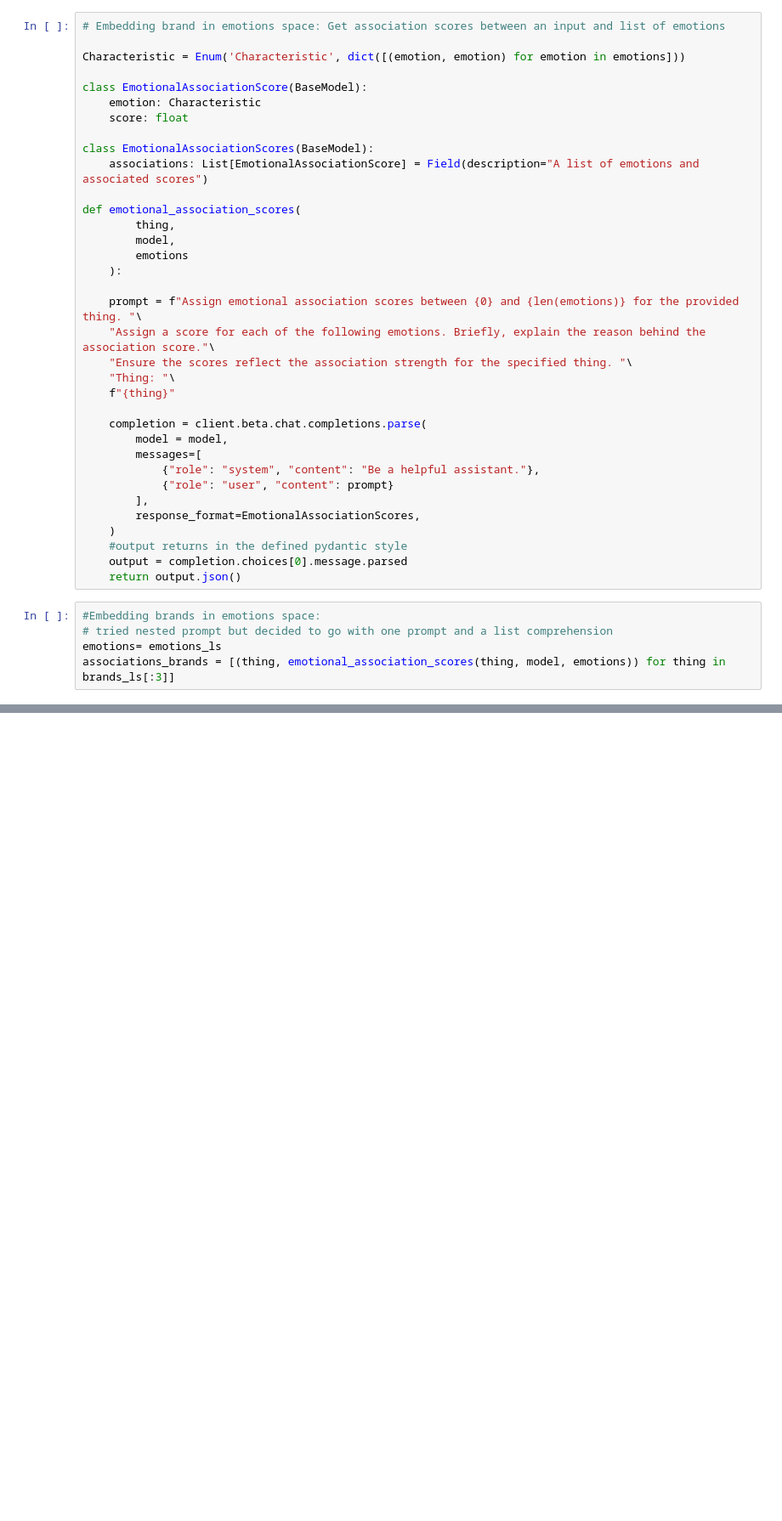
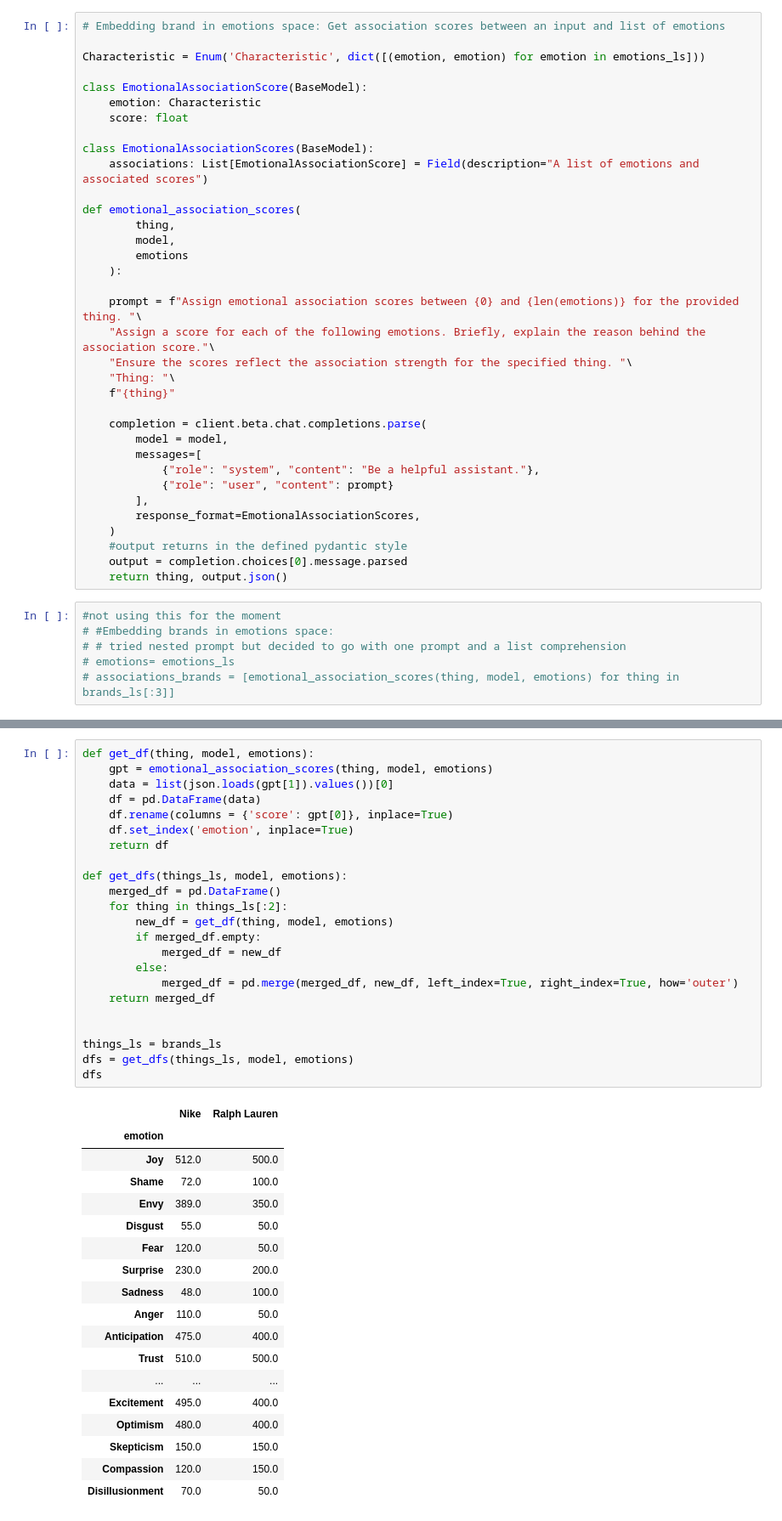
Before and after one commit to nedaresa/clothing_brand_recommender, a Jupyter notebook: explore.ipynb, the cells around one changed output, grey strips where cells are left out. Shown at 85% size. Saved outputs shown, nothing was run; the diff lists cells and outputs as text; blank space fills up the shorter version.

Commit message:
function to reformat gpt output as dataframes,...

```diff
--- a/explore.ipynb
+++ b/explore.ipynb
@@ -99,7 +96,7 @@ brands_ls = list(json.loads(brands).values())[0]
 # %%
 # Embedding brand in emotions space: Get association scores between an input and list of emotions
 
-Characteristic = Enum('Characteristic', dict([(emotion, emotion) for emotion in emotions]))
+Characteristic = Enum('Characteristic', dict([(emotion, emotion) for emotion in emotions_ls]))
 
 class EmotionalAssociationScore(BaseModel):
     emotion: Characteristic
@@ -130,9 +127,10 @@ def emotional_association_scores(
     )
     #output returns in the defined pydantic style
     output = completion.choices[0].message.parsed
-    return output.json()
+    return thing, output.json()
 # %%
-#Embedding brands in emotions space:
-# tried nested prompt but decided to go with one prompt and a list comprehension
-emotions= emotions_ls
-associations_brands = [(thing, emotional_association_scores(thing, model, emotions)) for thing in brands_ls[:3]]
+#not using this for the moment
+# #Embedding brands in emotions space:
+# # tried nested prompt but decided to go with one prompt and a list comprehension
+# emotions= emotions_ls
+# associations_brands = [emotional_association_scores(thing, model, emotions) for thing in brands_ls[:3]]
@@ -139,3 +144,45 @@ associations_brands = [(thing, emotional_association_scores(thing, model, emotio
+# %%
+def get_df(thing, model, emotions):
+    gpt = emotional_association_scores(thing, model, emotions)
+    data = list(json.loads(gpt[1]).values())[0]
+    df = pd.DataFrame(data)
+    df.rename(columns = {'score': gpt[0]}, inplace=True)
+    df.set_index('emotion', inplace=True)
+    return df
+
+def get_dfs(things_ls, model, emotions):
+    merged_df = pd.DataFrame()
+    for thing in things_ls[:2]:
+        new_df = get_df(thing, model, emotions)
+        if merged_df.empty:
+            merged_df = new_df
+        else:
+            merged_df = pd.merge(merged_df, new_df, left_index=True, right_index=True, how='outer')
+    return merged_df
+
+
+things_ls = brands_ls
+dfs = get_dfs(things_ls, model, emotions)
+dfs
+# %% [output]
+|  | Nike | Ralph Lauren |
+| emotion |  |  |
+| Joy | 512.0 | 500.0 |
+| Shame | 72.0 | 100.0 |
+| Envy | 389.0 | 350.0 |
+| Disgust | 55.0 | 50.0 |
+| Fear | 120.0 | 50.0 |
+| Surprise | 230.0 | 200.0 |
+| Sadness | 48.0 | 100.0 |
+| Anger | 110.0 | 50.0 |
+| Anticipation | 475.0 | 400.0 |
+| Trust | 510.0 | 500.0 |
+| ... | ... | ... |
+| Excitement | 495.0 | 400.0 |
+| Optimism | 480.0 | 400.0 |
+| Skepticism | 150.0 | 150.0 |
+| Compassion | 120.0 | 150.0 |
+| Disillusionment | 70.0 | 50.0 |
 # %%
 #Embedding a book in emotions space:
 emotions= emotions_ls
```
Also changed, not shown: parts of 13 cells of this notebook.
